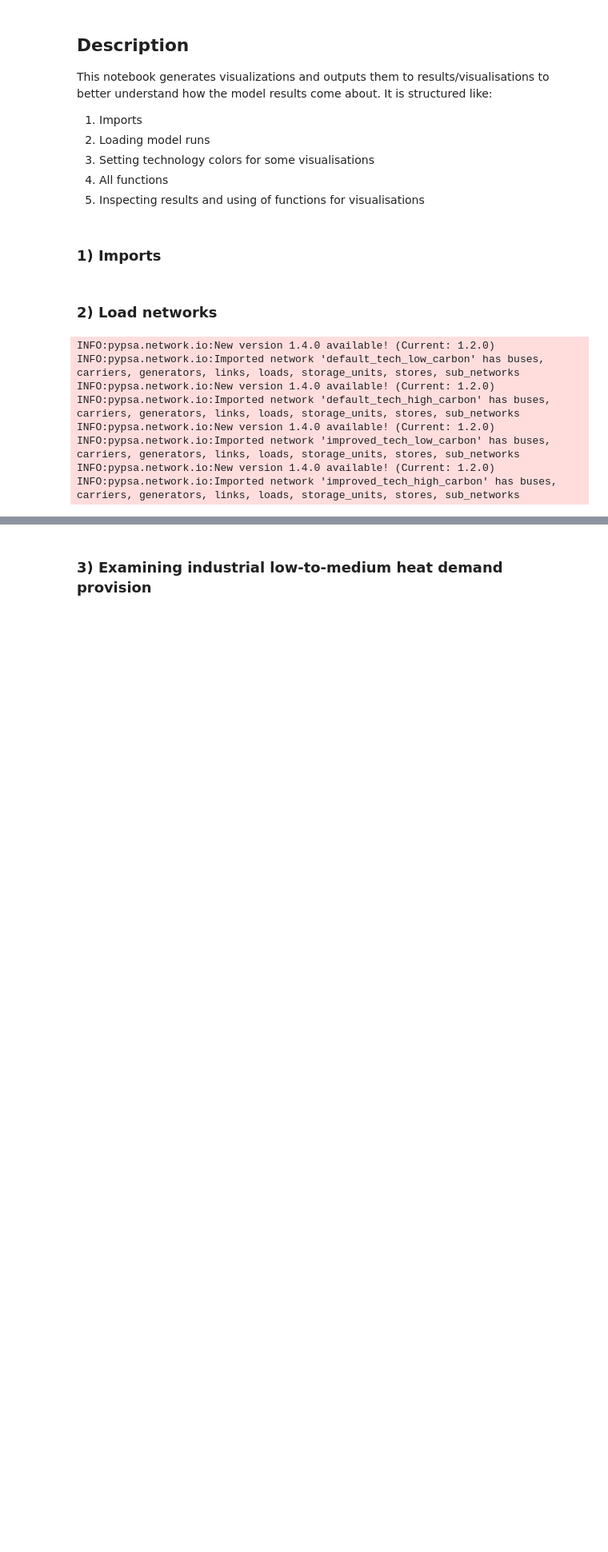
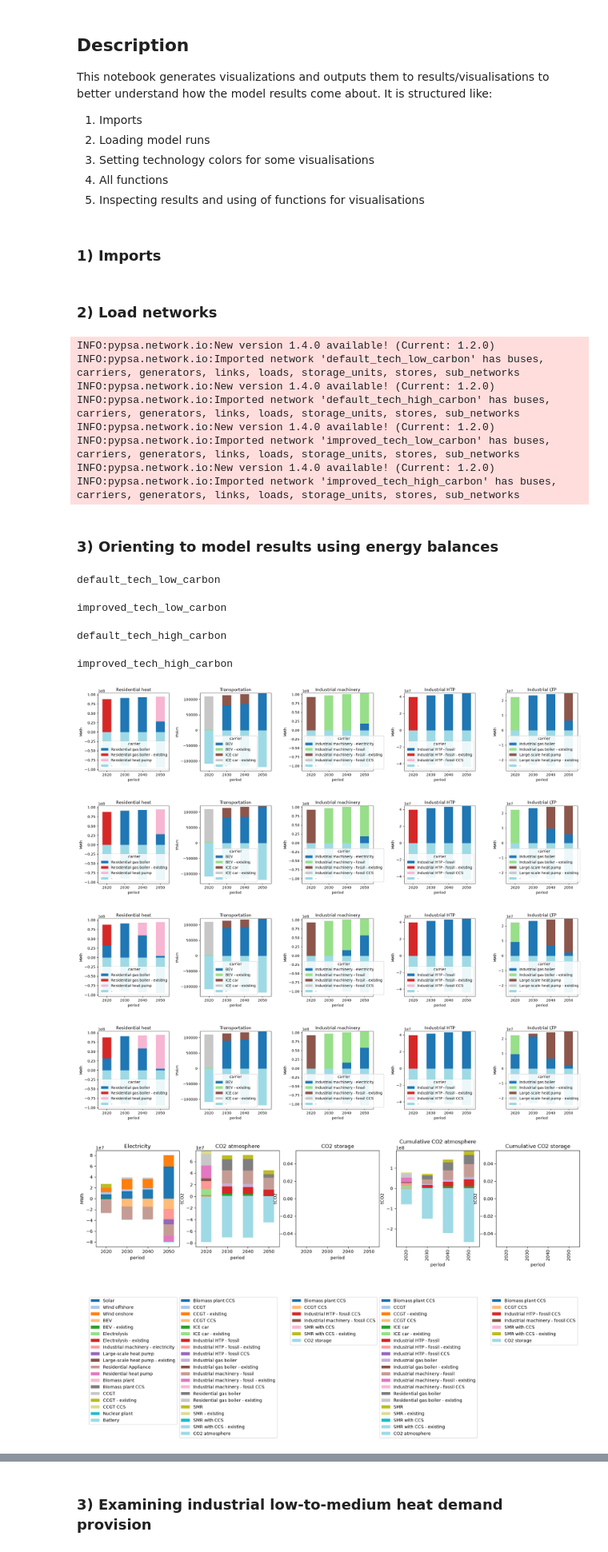
Before and after one commit to nzuijder/PyPSA_Dutch_EnergySystem, a Jupyter notebook: FinalModel/visualisations copy.ipynb, the cells around one changed output, grey strips where cells are left out. Shown at 80% size. Cells and saved outputs as stored; diff of their text form; code cells hidden in the pictures; blank space fills up the shorter version.

```diff
--- a/FinalModel/visualisations copy.ipynb
+++ b/FinalModel/visualisations copy.ipynb
@@ -50,0 +156,2 @@ INFO:pypsa.network.io:Imported network 'improved_tech_high_carbon' has buses, ca
+# %% [markdown]
+### 3) Orienting to model results using energy balances
@@ -50,0 +211,24 @@ INFO:pypsa.network.io:Imported network 'improved_tech_high_carbon' has buses, ca
+# %%
+plot_main_ebs_complete(networks['default_tech_low_carbon'])
+plot_main_ebs_complete(networks['improved_tech_low_carbon'])
+plot_main_ebs_complete(networks['default_tech_high_carbon'])
+plot_main_ebs_complete(networks['improved_tech_high_carbon'])
+
+print("default_tech_low_carbon")
+plot_elc_emi(networks['default_tech_low_carbon'])
+print("improved_tech_low_carbon")
+plot_elc_emi(networks['improved_tech_low_carbon'])
+print("default_tech_high_carbon")
+plot_elc_emi(networks['default_tech_high_carbon'])
+print("improved_tech_high_carbon")
+plot_elc_emi(networks['improved_tech_high_carbon'])
+# %% [output]
+default_tech_low_carbon
+improved_tech_low_carbon
+default_tech_high_carbon
+improved_tech_high_carbon
+[figure, added]
+[figure, added]
+[figure, added]
+[figure, added]
+[figure, added]
```
Also changed, not shown: parts of 9 cells of this notebook, 4 other files.
